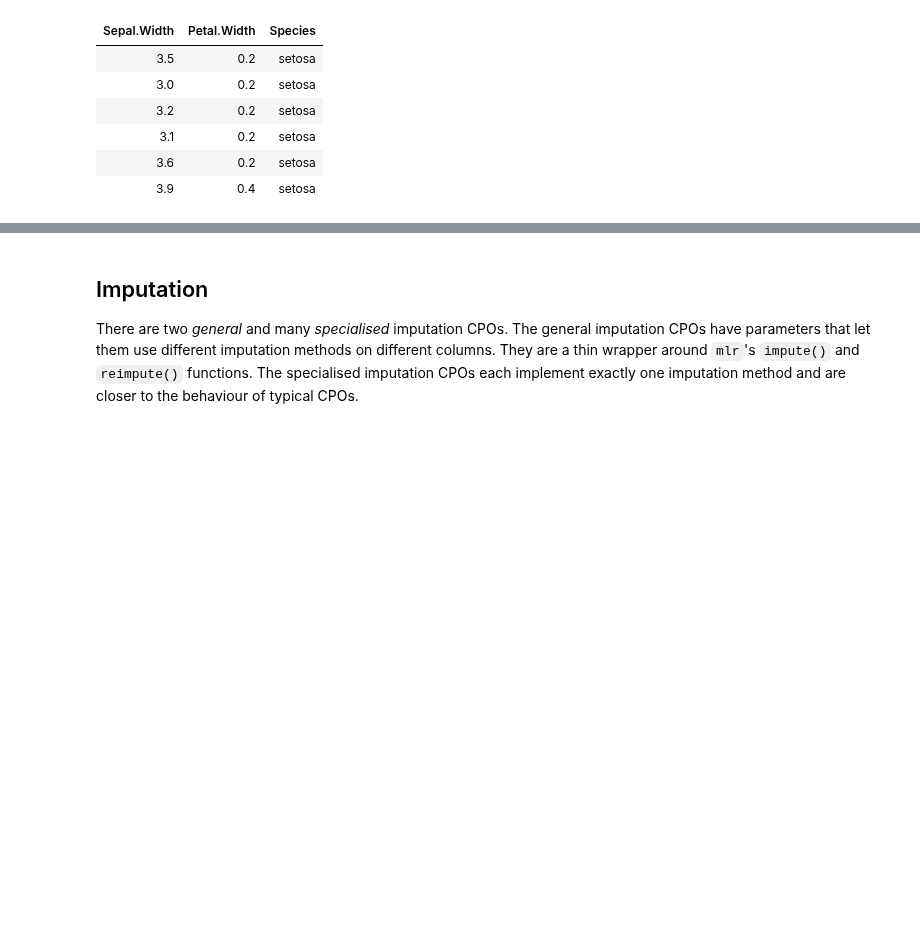
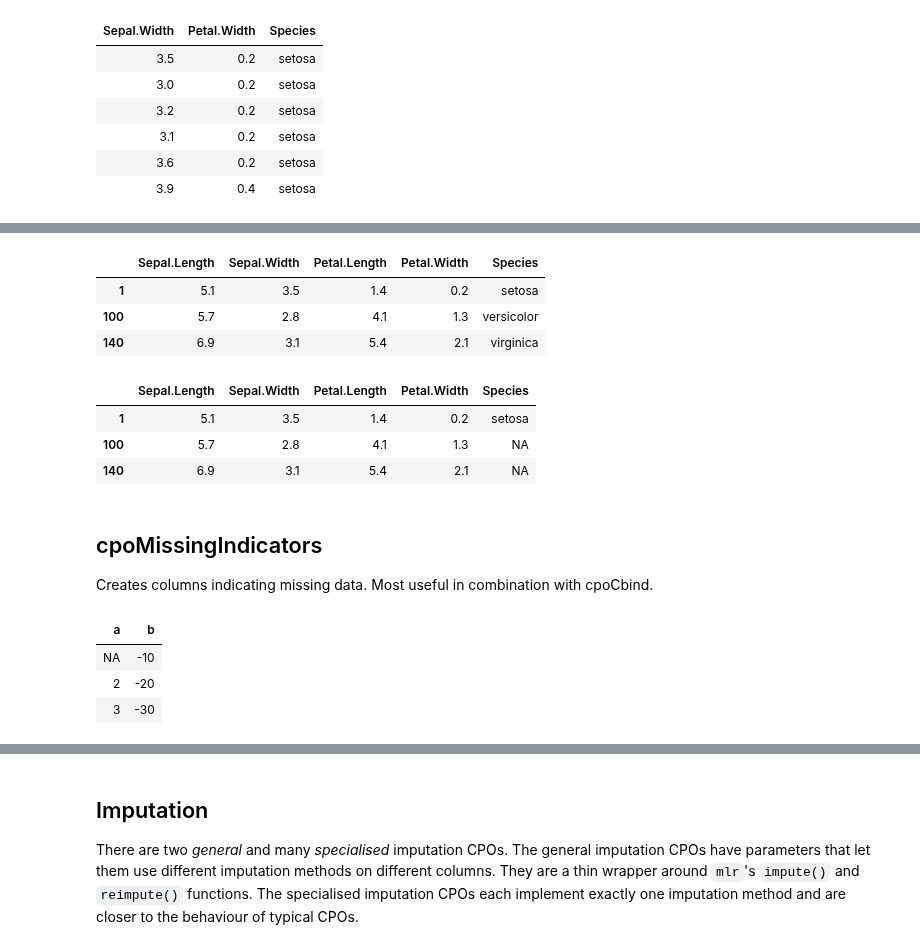
Before and after one commit to mlr-org/mlrCPO, a Jupyter notebook: todo-files/CPO Vignette.ipynb, the cells around one changed output, grey strips where cells are left out. Cells and saved outputs as stored; diff of their text form; code cells hidden in the pictures; blank space fills up the shorter version.

```diff
--- a/todo-files/CPO Vignette.ipynb
+++ b/todo-files/CPO Vignette.ipynb
@@ -826,0 +878,25 @@ head(iris %>>% cpoSelect(pattern = "Width", type = "factor"))
+# %%
+rf = retrafo(irisfix)
+iris[c(1, 100, 140), ]
+iris[c(1, 100, 140), ] %>>% rf
+# %% [output]
+|  | Sepal.Length | Sepal.Width | Petal.Length | Petal.Width | Species |
+| 1 | 5.1 | 3.5 | 1.4 | 0.2 | setosa |
+| 100 | 5.7 | 2.8 | 4.1 | 1.3 | versicolor |
+| 140 | 6.9 | 3.1 | 5.4 | 2.1 | virginica |
+|  | Sepal.Length | Sepal.Width | Petal.Length | Petal.Width | Species |
+| 1 | 5.1 | 3.5 | 1.4 | 0.2 | setosa |
+| 100 | 5.7 | 2.8 | 4.1 | 1.3 | NA |
+| 140 | 6.9 | 3.1 | 5.4 | 2.1 | NA |
+# %% [markdown]
+## cpoMissingIndicators
+Creates columns indicating missing data. Most useful in combination with cpoCbind.
+# %%
+impdata = df
+impdata[[1]][1] = NA
+impdata
+# %% [output]
+| a | b |
+| NA | -10 |
+| 2 | -20 |
+| 3 | -30 |
```
Also changed, not shown: parts of 22 cells of this notebook, 3 other files.
